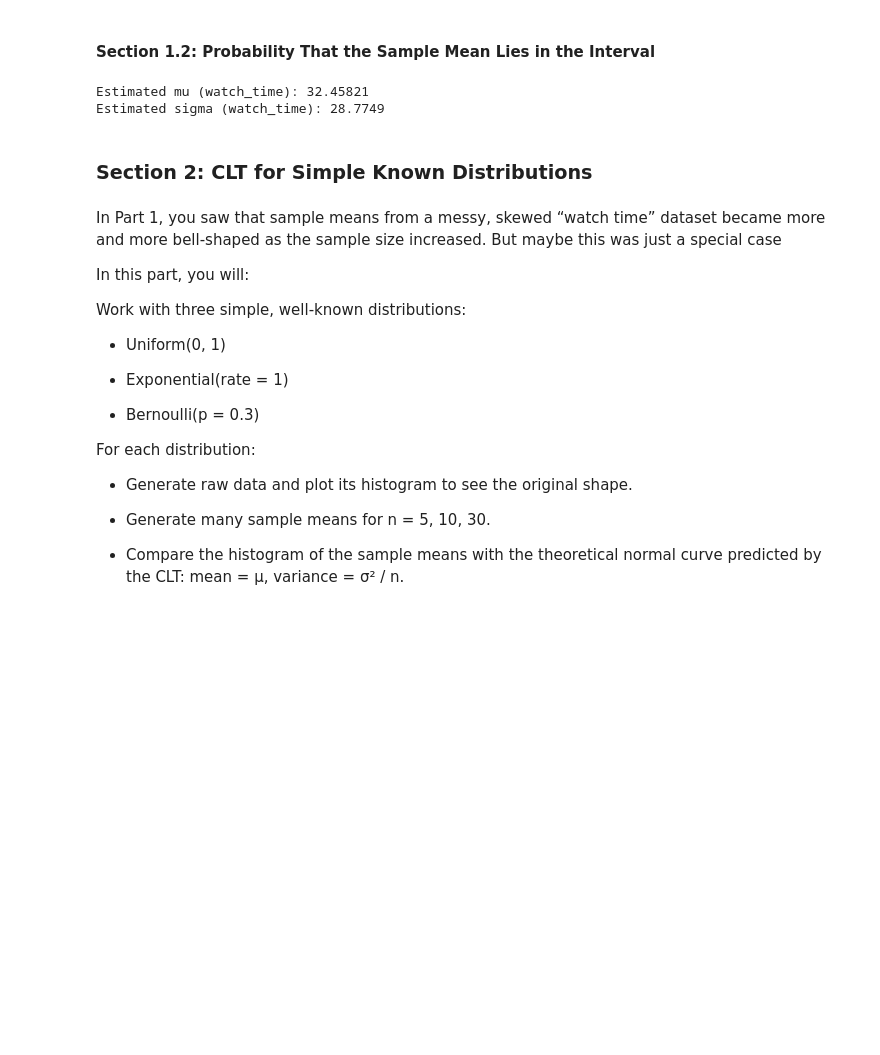
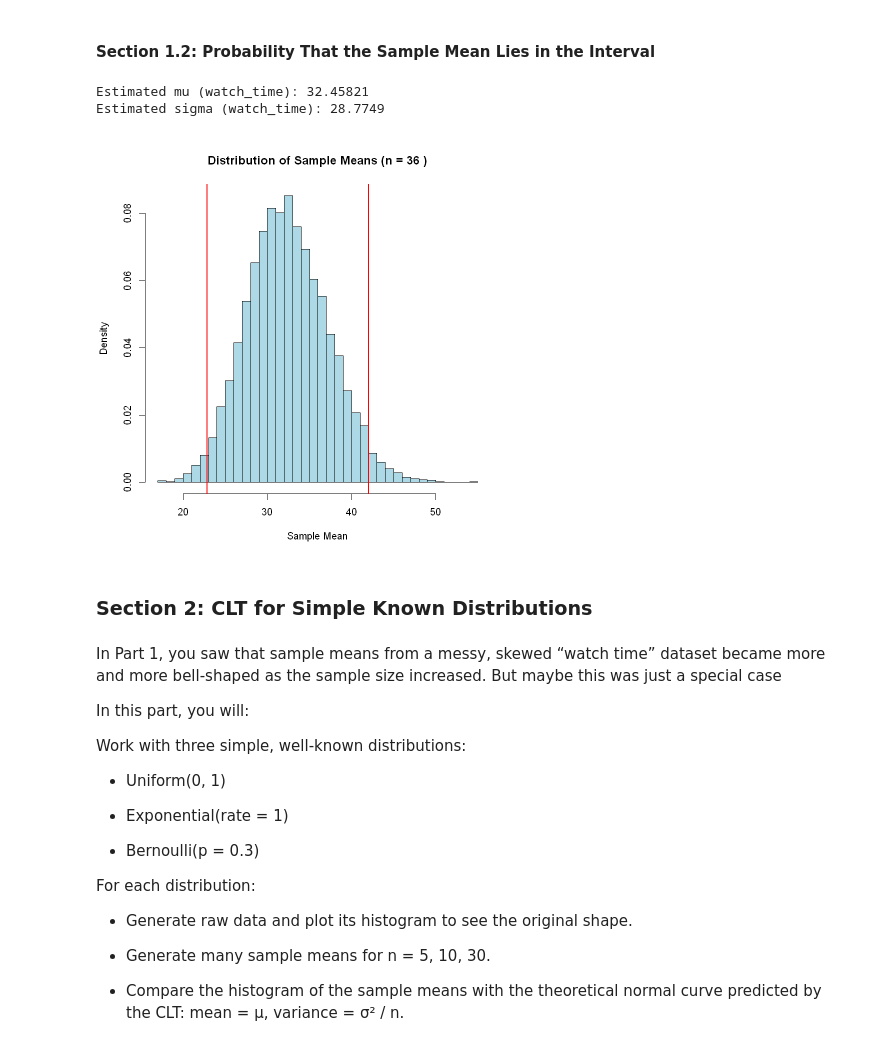
Before and after one commit to hossein-noor-ramsis/R, a Jupyter notebook: HW6/CA6.ipynb, the cells around one changed output. Cells and saved outputs as stored; diff of their text form; code cells hidden in the pictures; blank space fills up the shorter version.

```diff
--- a/HW6/CA6.ipynb
+++ b/HW6/CA6.ipynb
@@ -88,39 +125,50 @@ B <- 2000  # number of repetitions for each n
 # %%
 set.seed(789)
 
 # Estimate MU and SIGMA from WATCH_TIME
-
 mu_hat    <- mean(watch_time)
 sigma_hat <- sd(watch_time)
 
 cat("Estimated mu (watch_time):", mu_hat,    "\n")
 cat("Estimated sigma (watch_time):", sigma_hat, "\n")
 
-
 # Choose a sample size n
 n <- 36
 
 # TODO: Compute the standard error sigma_bar = sigma_hat / sqrt(n),
 #         then build the 95%-style CLT band around the mean:
-#         [a, b] = [mu_hat - 2*sigma_bar, mu_hat + 2*sigma_bar].
-
+sigma_bar <- sigma_hat / sqrt(n)
+a <- mu_hat - 2 * sigma_bar
+b <- mu_hat + 2 * sigma_bar
 
 # TODO: Using the CLT approximation X_bar ~ Normal(mu_hat, sigma_hat^2 / n),
 #         compute the theoretical probability P(a < X_bar < b) using pnorm().
-
+prob_theoretical <- pnorm(b, mean = mu_hat, sd = sigma_bar) - pnorm(a, mean = mu_hat, sd = sigma_bar)
 
 B <- 10000
 
 # TODO: Estimate the same probability practically (simulation):
 #         generate B sample means by resampling from watch_time,
 #         then compute the fraction that falls inside [a, b].
-
+sample_means <- numeric(B)
+for (i in 1:B) {
+  sample_means[i] <- mean(sample(watch_time, n, replace = TRUE))
+}
+prob_simulated <- mean(sample_means > a & sample_means < b)
 
 # TODO: Visualize the simulated sample means with a density histogram
 #         and mark the interval boundaries a and b with two vertical red lines.
+hist(sample_means,
+     freq = FALSE,
+     main = paste("Distribution of Sample Means (n =", n, ")"),
+     xlab = "Sample Mean",
+     col = "lightblue",
+     breaks = 30)
+abline(v = c(a, b), col = "red", lwd = 2)
 # %% [output]
 Estimated mu (watch_time): 32.45821
 Estimated sigma (watch_time): 28.7749
+[figure, added]
 # %% [markdown]
 ### Section 2: CLT for Simple Known Distributions
 # %% [markdown]
```
Also changed, not shown: parts of 15 cells of this notebook, 1 other file.
